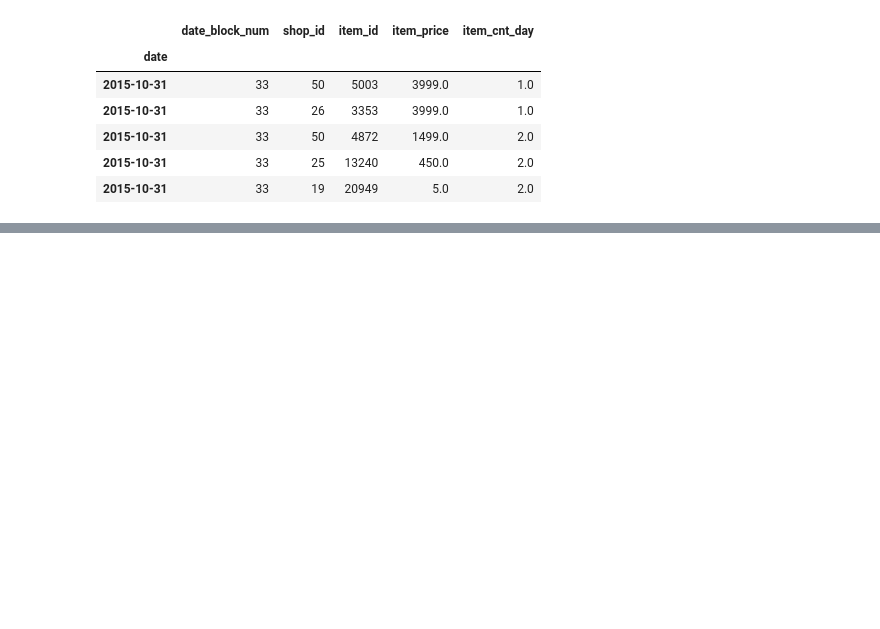
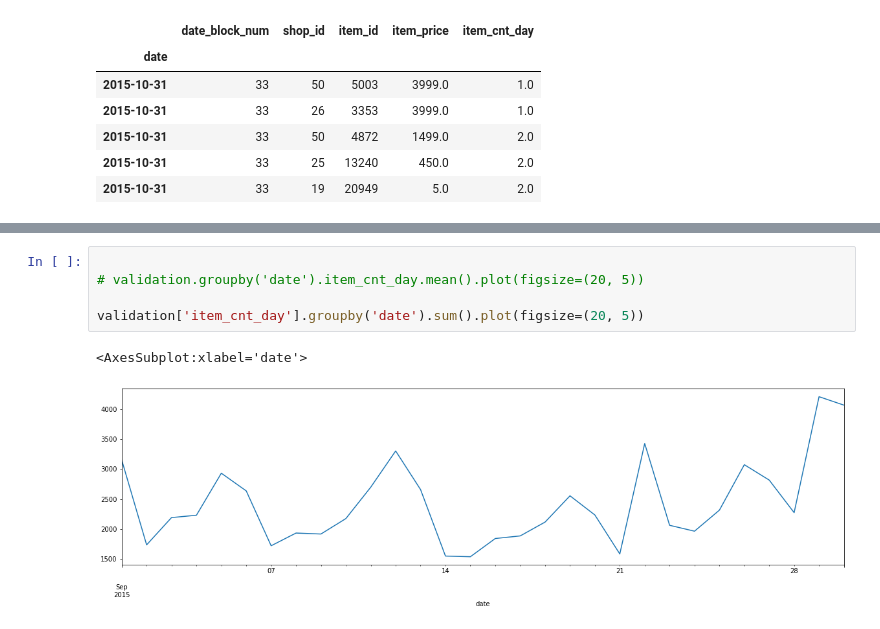
Before and after one commit to JonathanRayner/Kaggle-Predict-Sales, a Jupyter notebook: xgboost.ipynb, the cells around one changed output, grey strips where cells are left out. Drawn from its saved outputs; the diff is of its cells as text; blank space fills up the shorter version.

```diff
--- a/xgboost.ipynb
+++ b/xgboost.ipynb
@@ -31,0 +276,8 @@ TypeError: '<' not supported between instances of 'numpy.ndarray' and 'numpy.nda
+# %%
+
+# validation.groupby('date').item_cnt_day.mean().plot(figsize=(20, 5))
+
+validation['item_cnt_day'].groupby('date').sum().plot(figsize=(20, 5))
+# %% [output]
+<AxesSubplot:xlabel='date'>
+[figure, added]
```
Also changed, not shown: parts of 17 cells of this notebook, 1 other file.
